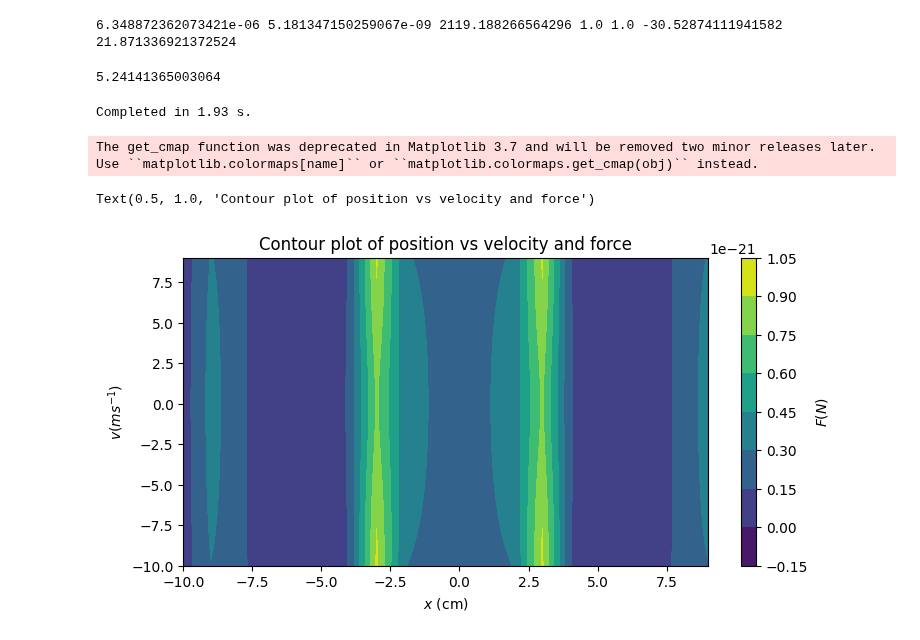
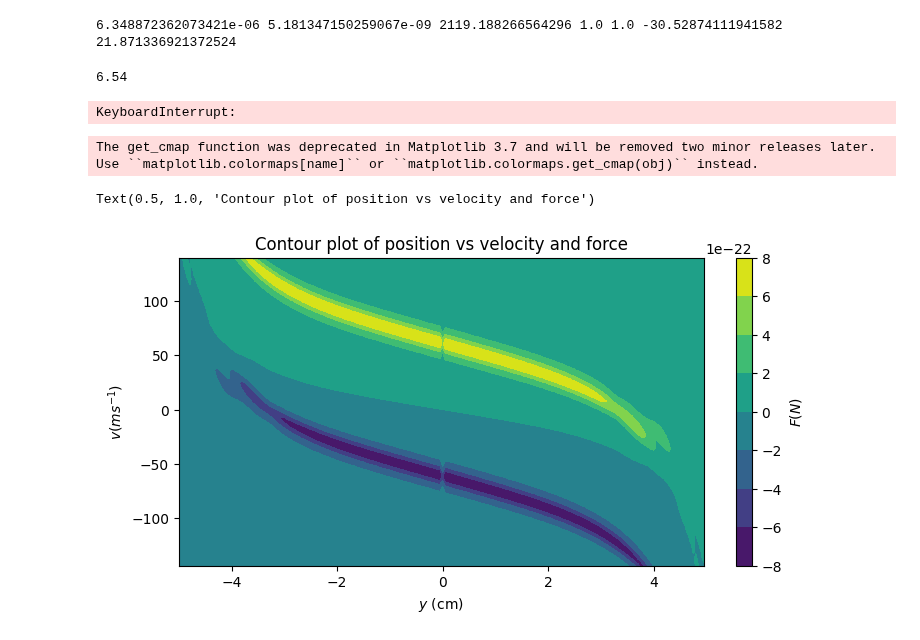
Before and after one commit to benfox4543/YB-zeeman-slower, a Jupyter notebook: 2d_mot.ipynb, the cells around one changed output. Cells and saved outputs as stored; diff of their text form; code cells hidden in the pictures.

```diff
--- a/2d_mot.ipynb
+++ b/2d_mot.ipynb
@@ -136,53 +278,58 @@ hamiltonian_D2.add_mu_q_block('e', mu_q_e_D2)
 #ham = pylcp.hamiltonian(Hg, He, mugq, mueq, dijq, mass=mass, gamma=gamma, k=k)
 
 
-s = 5
+s = 1
 det = 5
 
 # Define the laser beams:
 laserBeams = pylcp.laserBeams([
-    {'kvec':np.array([0, 1, 0]), 's': s,'pol_coord':'spherical', 'pol': 1, 'delta': (E_e_D2[2]-E_g_D2[0]) + det*gamma},
-     {'kvec':np.array([0, -1, 0]), 's': s,'pol_coord':'spherical', 'pol':1, 'delta': (E_e_D2[2]-E_g_D2[0]) + det*gamma},
+    {'kvec':np.array([0, 1, 0]), 's': s,'pol_coord':'spherical', 'pol':  -1, 'delta': (E_e_D2[2]-E_g_D2[0]) + det*gamma},
+     {'kvec':np.array([0, -1, 0]), 's': s,'pol_coord':'spherical', 'pol': -1, 'delta': (E_e_D2[2]-E_g_D2[0]) + det*gamma},
       {'kvec':np.array([1, 0, 0]), 's': s,'pol_coord':'spherical', 'pol': 1, 'delta': (E_e_D2[2]-E_g_D2[0]) + det*gamma},
-     {'kvec':np.array([-1, 0, 0]), 's': s,'pol_coord':'spherical', 'pol':1, 'delta': (E_e_D2[2]-E_g_D2[0]) + det*gamma}],
+     {'kvec':np.array([-1, 0, 0]), 's': s,'pol_coord':'spherical', 'pol': 1, 'delta': (E_e_D2[2]-E_g_D2[0]) + det*gamma}],
     beam_type=pylcp.infinitePlaneWaveBeam)
 
 #linGrad =  pylcp.magField(lambda R: mag(R,b_0,alpha,l))
-bf_mot = lambda R:tfmot.getB(R*10*x0)*cts.value('Bohr magneton')*t0/cts.hbar
+bf_mot = lambda R:b_tot.getB(R*10*x0)*cts.value('Bohr magneton')*t0/cts.hbar
 linGrad = pylcp.magField(lambda R: bf_mot(R))
-# %%
-(2*161e6*np.pi)/gammalab
-# %% [output]
-5.24141365003064
+# %%
+327/50
+# %% [output]
+6.54
 # %%
 rateeq = pylcp.rateeq(laserBeams, linGrad, hamiltonian_D2, include_mag_forces=True)
 # %%
 vc = x0/t0*1/(100)
 Fc = cts.hbar*klab*gammalab
-x = np.arange(-10, 10, 1)/x0
-v = np.arange(-10, 10, 1)/vc
+x = np.arange(-5,5, 0.05)/x0
+z = np.arange(-3, 3, 0.05)/x0
+y = np.arange(-3, 3, 0.05)/x0
+z = np.arange(270, 300, 0.05)/x0
+v= np.arange(-144, 144, 4)/vc
 
-X, V = np.meshgrid(x, v)
+X,Y,Z, V = np.meshgrid(x,y,z,v)
 
-Rvec = np.array([np.zeros(X.shape), X, np.zeros(X.shape)])
-Vvec = np.array([np.zeros(X.shape), V, np.zeros(V.shape)])
+
+
+Rvec = np.array([X,Y,Z])
+Vvec = np.array([np.zeros(X.shape),V, np.zeros(V.shape)])
 
 rateeq.generate_force_profile(Rvec, Vvec, name='Fz', progress_bar=True)
 # %% [output]
-Completed in 1.93 s.
+KeyboardInterrupt:
 # %%
 
 fig,ax = plt.subplots(1, 1, figsize=(8, 4))
 cmap_reversed = plt.cm.get_cmap('viridis_r')
 Fc = gammalab*cts.hbar*klab
-im1 = ax.contourf(np.array(x)*x0, np.array(v)*vc,rateeq.profile['Fz'].F[0]*Fc)
+im1 = ax.contourf(np.array(x)*x0, np.array(v)*vc,rateeq.profile['Fz'].F[1]*Fc)
 fig.subplots_adjust(left=0.08, wspace=0.2)
 cb1 = plt.colorbar(im1)
 cb1.set_label('$F(N)$')
-ax.set_xlabel('$x$ (cm)')
+ax.set_xlabel('$y$ (cm)')
 ax.set_ylabel('$v (ms^{-1})$')
 plt.title('Contour plot of position vs velocity and force')
 # %% [output]
 The get_cmap function was deprecated in Matplotlib 3.7 and will be removed two minor releases later. Use ``matplotlib.colormaps[name]`` or ``matplotlib.colormaps.get_cmap(obj)`` instead.
 Text(0.5, 1.0, 'Contour plot of position vs velocity and force')
-[figure, old version]
+[figure, new version]
```
Also changed, not shown: parts of 9 cells of this notebook, 1 other file.
